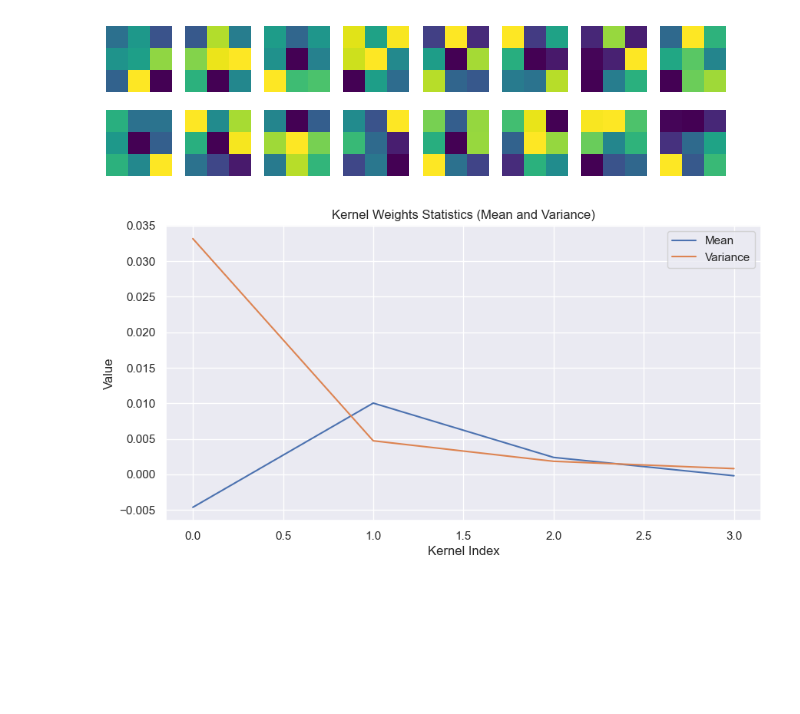
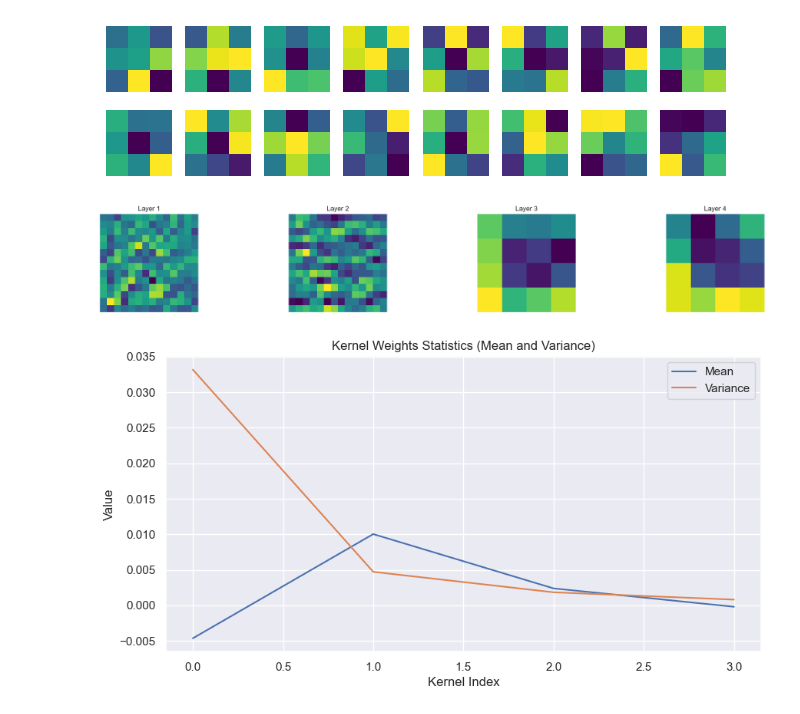
Before and after one commit to 23-Fall-Graduation-Thesis/Indium, a Jupyter notebook: utills/visualization.ipynb, the cells around one changed output. Cells and saved outputs as stored; diff of their text form; code cells hidden in the pictures; blank space fills up the shorter version.

Commit message:
add: feature_map_visualize

```diff
--- a/utills/visualization.ipynb
+++ b/utills/visualization.ipynb
@@ -156,8 +156,10 @@ torch.Size([16, 3, 3, 3])
 # %%
 from visualize_tool import feature_map_visualize
 # %%
-image = torch.randn(1, 1, 28, 28)
+image = torch.randn(1, 3, 28, 28)
 feature_map_visualize(model, image)
+# %% [output]
+[figure, added]
 # %%
 from visualize_tool import weight_distribution_visualize
 # %%
```
Also changed, not shown: parts of 1 cell of this notebook, 2 other files.
